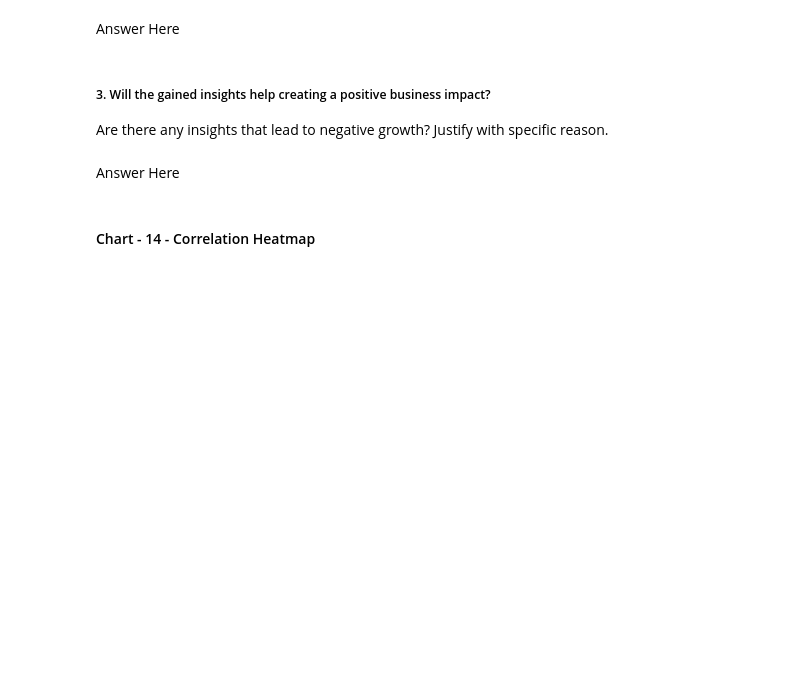
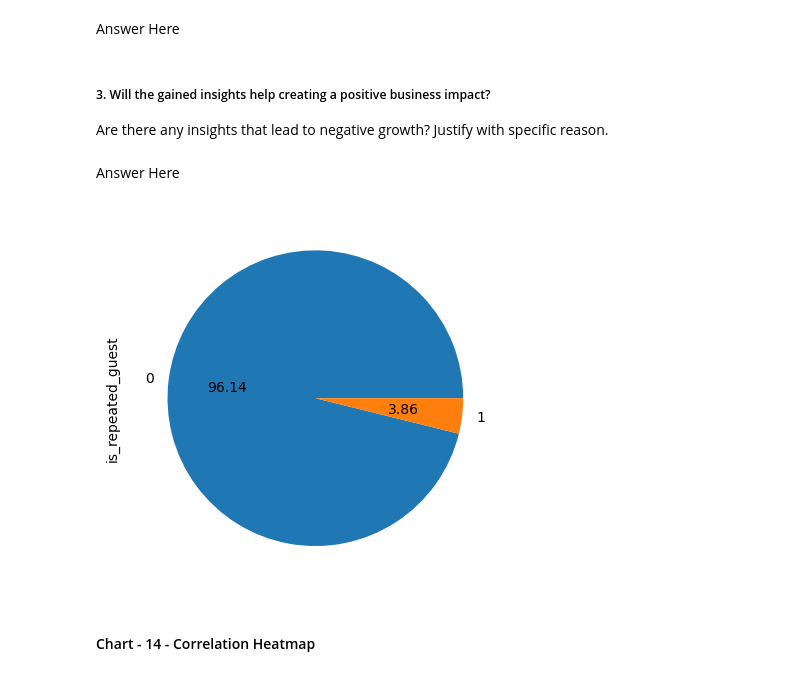
Before and after one commit to lakshay170/hotel_capstone, a Jupyter notebook: Hotel_Capstone.ipynb, the cells around one changed output. Saved outputs shown, nothing was run; the diff lists cells and outputs as text; code cells hidden in the pictures; blank space fills up the shorter version.

```diff
--- a/Hotel_Capstone.ipynb
+++ b/Hotel_Capstone.ipynb
@@ -1164,5 +1251,14 @@ Answer Here
 Are there any insights that lead to negative growth? Justify with specific reason.
 # %% [markdown]
 Answer Here
+# %%
+# Chart - 11 visualization code
+hotel['is_repeated_guest'].value_counts().plot(kind='pie',autopct='%.2f')
+plt.savefig('is_repeated.jpg')
+
+# Find possible reasons of so  low 3% repeatability by getting a feedback form working on the suggestions
+# need to focus on rep as customer retention easier than acquisition by giving additional discounts
+# %% [output]
+[figure, added]
 # %% [markdown]
 #### Chart - 14 - Correlation Heatmap
```
Also changed, not shown: parts of 31 cells of this notebook.
